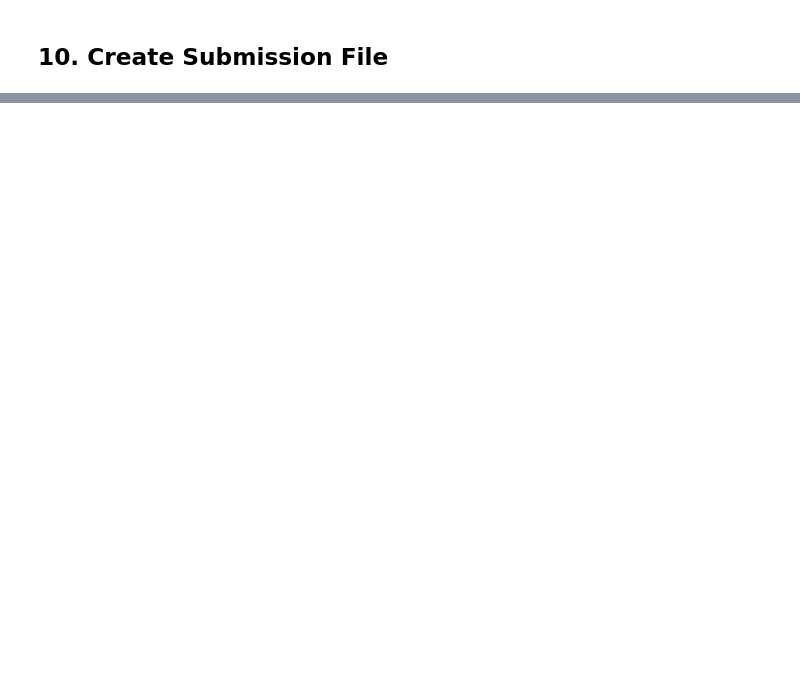
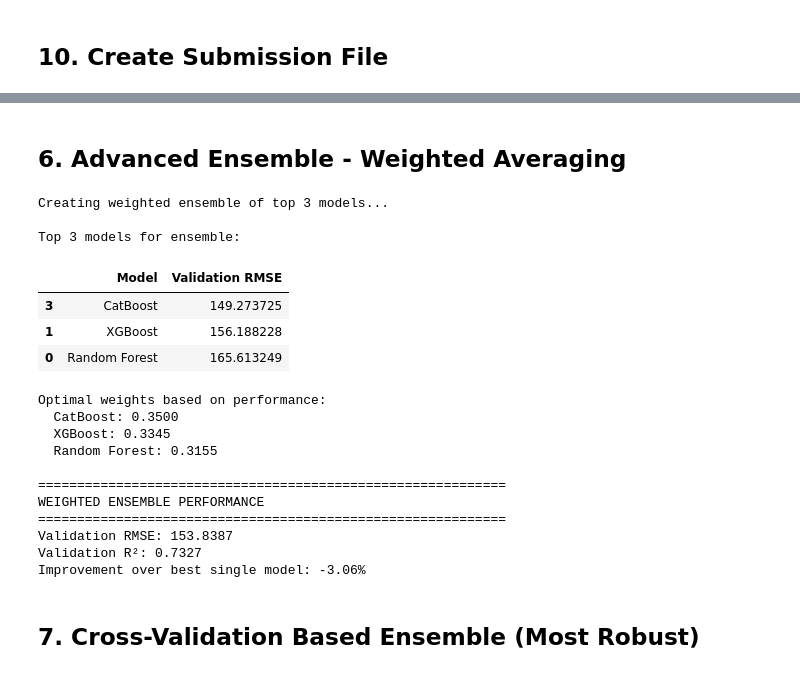
Before and after one commit to amitkumargope/Amit-s_Kaggle_competitions-_2025, a Jupyter notebook: Predicting the yield strength of steel/Predicting the yield strength of steel.ipynb, the cells around one changed output, grey strips where cells are left out. Saved outputs shown, nothing was run; the diff lists cells and outputs as text; code cells hidden in the pictures; blank space fills up the shorter version.

```diff
--- a/Predicting the yield strength of steel/Predicting the yield strength of steel.ipynb
+++ b/Predicting the yield strength of steel/Predicting the yield strength of steel.ipynb
@@ -715,0 +985,62 @@ print("="*80)
+# %% [markdown]
+## 6. Advanced Ensemble - Weighted Averaging
+# %%
+# Create weighted ensemble of top models
+print("Creating weighted ensemble of top 3 models...")
+
+# Get top 3 models
+top_3_models = enhanced_comparison.head(3)
+print("\nTop 3 models for ensemble:")
+display(top_3_models[['Model', 'Validation RMSE']])
+
+# Get predictions from top 3 models
+predictions_dict = {}
+for model_name in top_3_models['Model'].values:
+    model = enhanced_results[model_name]['model']
+    predictions_dict[model_name] = model.predict(X_val_enh_scaled)
+
+# Calculate optimal weights using inverse RMSE (better models get higher weight)
+rmse_values = top_3_models['Validation RMSE'].values
+weights = 1 / rmse_values
+weights = weights / weights.sum()  # Normalize to sum to 1
+
+print(f"\nOptimal weights based on performance:")
+for name, weight in zip(top_3_models['Model'].values, weights):
+    print(f"  {name}: {weight:.4f}")
+
+# Create weighted ensemble prediction
+ensemble_pred = np.zeros(len(y_val_enh))
+for (model_name, pred), weight in zip(predictions_dict.items(), weights):
+    ensemble_pred += weight * pred
+
+# Evaluate weighted ensemble
+ensemble_rmse = np.sqrt(mean_squared_error(y_val_enh, ensemble_pred))
+ensemble_r2 = r2_score(y_val_enh, ensemble_pred)
+
+print(f"\n" + "="*60)
+print("WEIGHTED ENSEMBLE PERFORMANCE")
+print("="*60)
+print(f"Validation RMSE: {ensemble_rmse:.4f}")
+print(f"Validation R²: {ensemble_r2:.4f}")
+print(f"Improvement over best single model: {((best_enhanced_rmse - ensemble_rmse) / best_enhanced_rmse * 100):.2f}%")
+# %% [output]
+Creating weighted ensemble of top 3 models...
+
+Top 3 models for ensemble:
+|  | Model | Validation RMSE |
+| 3 | CatBoost | 149.273725 |
+| 1 | XGBoost | 156.188228 |
+| 0 | Random Forest | 165.613249 |
+Optimal weights based on performance:
+  CatBoost: 0.3500
+  XGBoost: 0.3345
+  Random Forest: 0.3155
+
+============================================================
+WEIGHTED ENSEMBLE PERFORMANCE
+============================================================
+Validation RMSE: 153.8387
+Validation R²: 0.7327
+Improvement over best single model: -3.06%
+# %% [markdown]
+## 7. Cross-Validation Based Ensemble (Most Robust)
```
Also changed, not shown: parts of 26 cells of this notebook.
